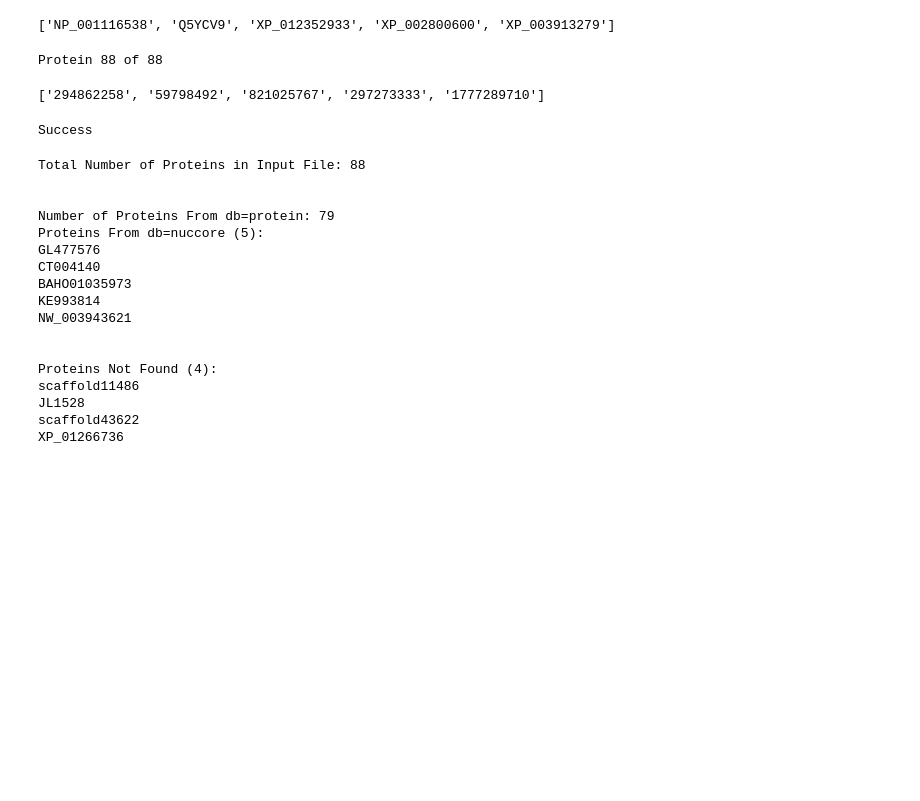
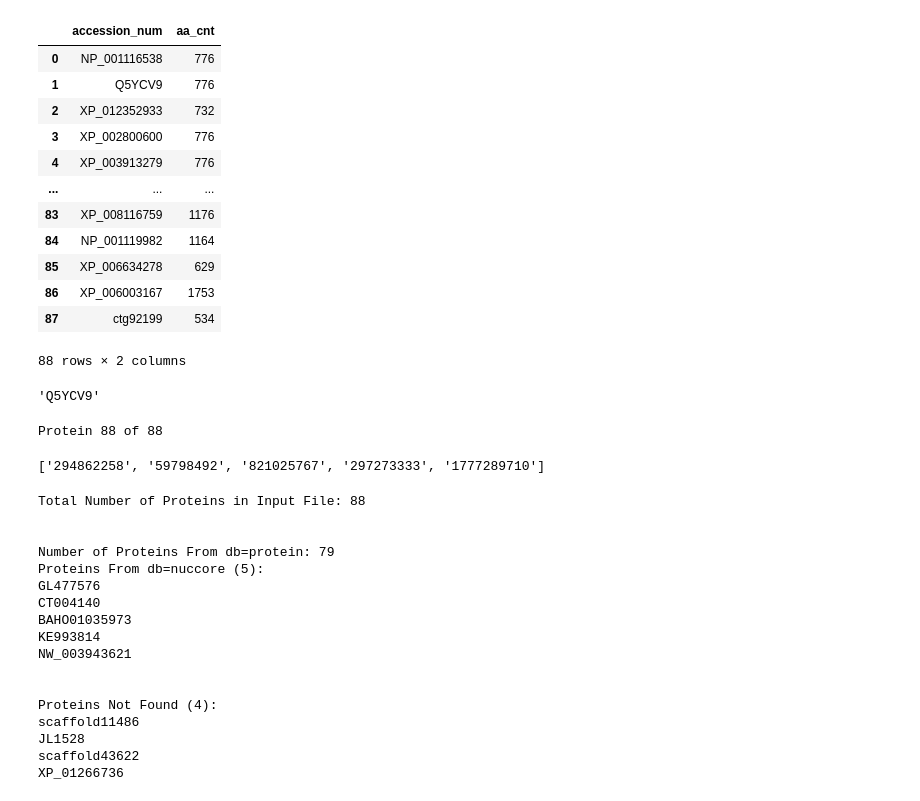
Before and after one commit to jsheppard95/MAPT_Phylogeny, a Jupyter notebook: Protein_Sequence_Search.ipynb, the cells around one changed output. Saved outputs shown, nothing was run; the diff lists cells and outputs as text; code cells hidden in the pictures; blank space fills up the shorter version.

Commit message:
added protein aa counts, read now csv file into df

```diff
--- a/Protein_Sequence_Search.ipynb
+++ b/Protein_Sequence_Search.ipynb
@@ -52,13 +52,27 @@ def api_call(db, protein):
     return data
 # %%
 # Read protein accession numbers from proteins.txt
-infile = os.path.join("Resources", "proteins.txt")
-with open(infile, "r") as f:
-    lines = f.readlines()
-proteins = [line.replace("\n", "") for line in lines]
-proteins[:5]
+infile = os.path.join("Resources", "proteins.csv")
+proteins_df = pd.read_csv(infile)
+proteins_df
 # %% [output]
+|  | accession_num | aa_cnt |
+| 0 | NP_001116538 | 776 |
+| 1 | Q5YCV9 | 776 |
+| 2 | XP_012352933 | 732 |
+| 3 | XP_002800600 | 776 |
+| 4 | XP_003913279 | 776 |
+| ... | ... | ... |
+| 83 | XP_008116759 | 1176 |
+| 84 | NP_001119982 | 1164 |
+| 85 | XP_006634278 | 629 |
+| 86 | XP_006003167 | 1753 |
+| 87 | ctg92199 | 534 |
-['NP_001116538', 'Q5YCV9', 'XP_012352933', 'XP_002800600', 'XP_003913279']
+88 rows × 2 columns
+# %%
+proteins_df.iloc[1]["accession_num"]
+# %% [output]
+'Q5YCV9'
 # %%
 # Perform API Call to NCBI to get GIDs for each Protein
 gids = []
@@ -96,21 +109,6 @@ gids[0:5]
 # %% [output]
 Protein 88 of 88
 ['294862258', '59798492', '821025767', '297273333', '1777289710']
-# %%
-result = api_call("protein", "blah")
-try:
-    result["eSummaryResult"]["DocSum"]["Id"]
-    print("Success")
-except KeyError:
-    try:
-        result = api_call("protein", "NP_001116538")
-#        result = api_call("protein", "blah2")
-        result["eSummaryResult"]["DocSum"]["Id"]
-        print("Success")
-    except KeyError:
-        print("Fail")
-# %% [output]
-Success
 # %%
 print("Total Number of Proteins in Input File:", len(proteins))
 print("\n")
```
Also changed, not shown: parts of 1 cell of this notebook, 1 other file.
